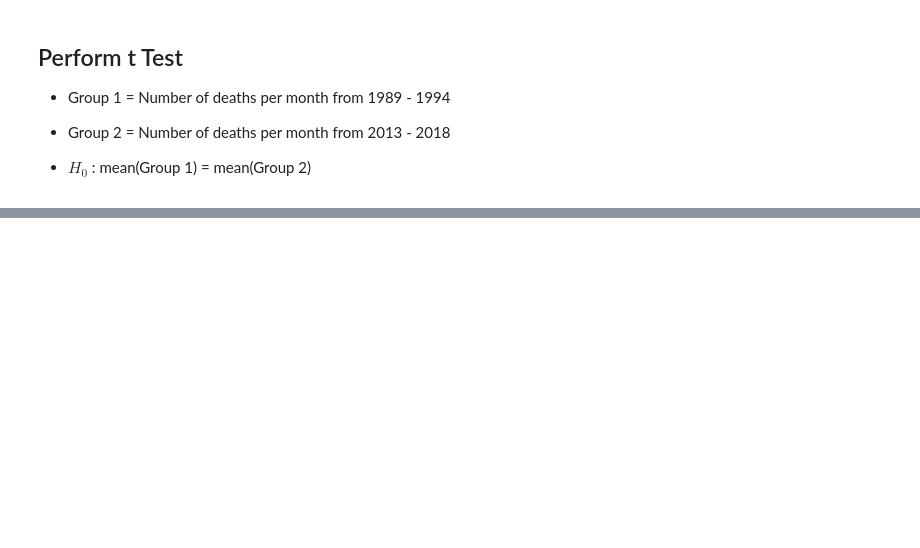
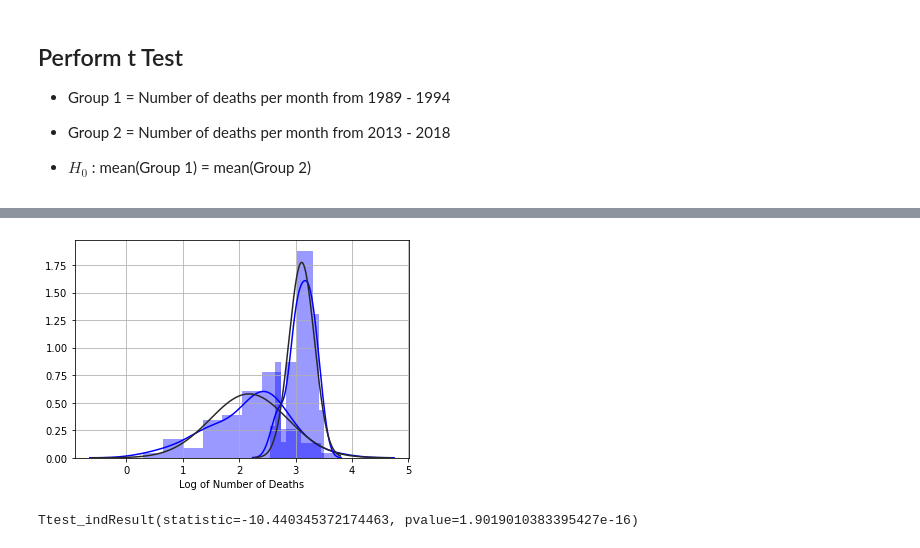
Before and after one commit to mmpatterson/civil-conflict, a Jupyter notebook: heatmap.ipynb, the cells around one changed output, grey strips where cells are left out. Saved outputs shown, nothing was run; the diff lists cells and outputs as text; code cells hidden in the pictures; blank space fills up the shorter version.

```diff
--- a/heatmap.ipynb
+++ b/heatmap.ipynb
@@ -275,0 +274,14 @@ sns.distplot(log2, hist = True, bins = 10, fit = norm, \
+# %%
+# Compare distributions
+sns.distplot(log1, hist = True, bins = 10, fit = norm, \
+             color = 'blue', axlabel = "Log of Number of Deaths")
+sns.distplot(log2, hist = True, bins = 10, fit = norm, \
+             color = 'blue', axlabel = "Log of Number of Deaths")
+plt.grid()
+# %% [output]
+[figure, added]
+# %%
+# 2 Sample t test
+stats.ttest_ind(log1, log2, equal_var = False)
+# %% [output]
+Ttest_indResult(statistic=-10.440345372174463, pvalue=1.9019010383395427e-16)
```
Also changed, not shown: parts of 13 cells of this notebook, 5 other files.
